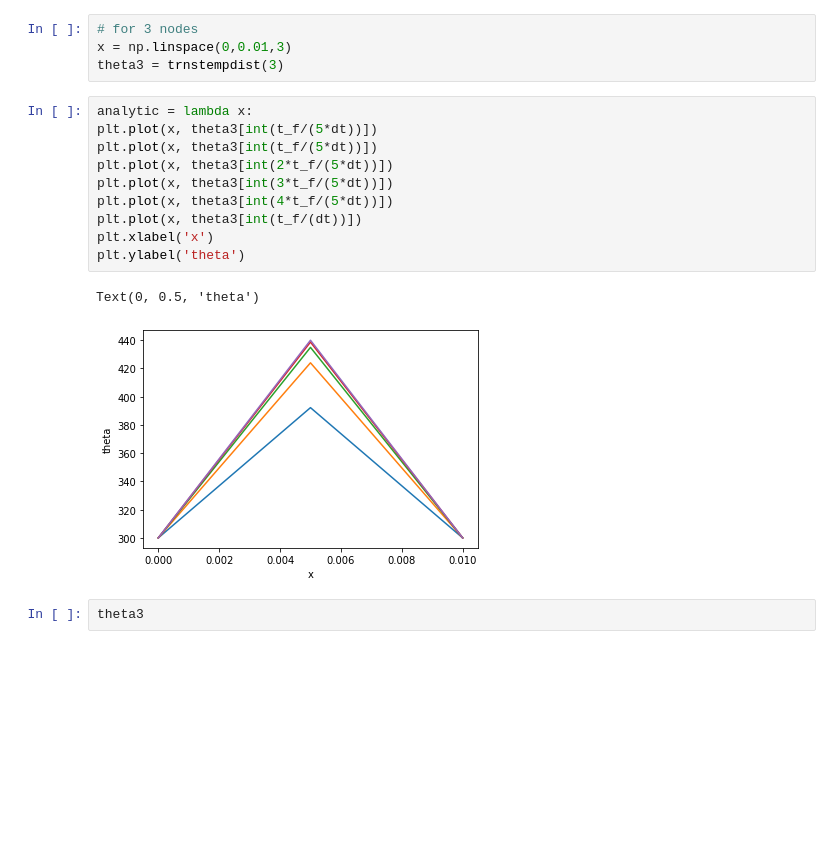
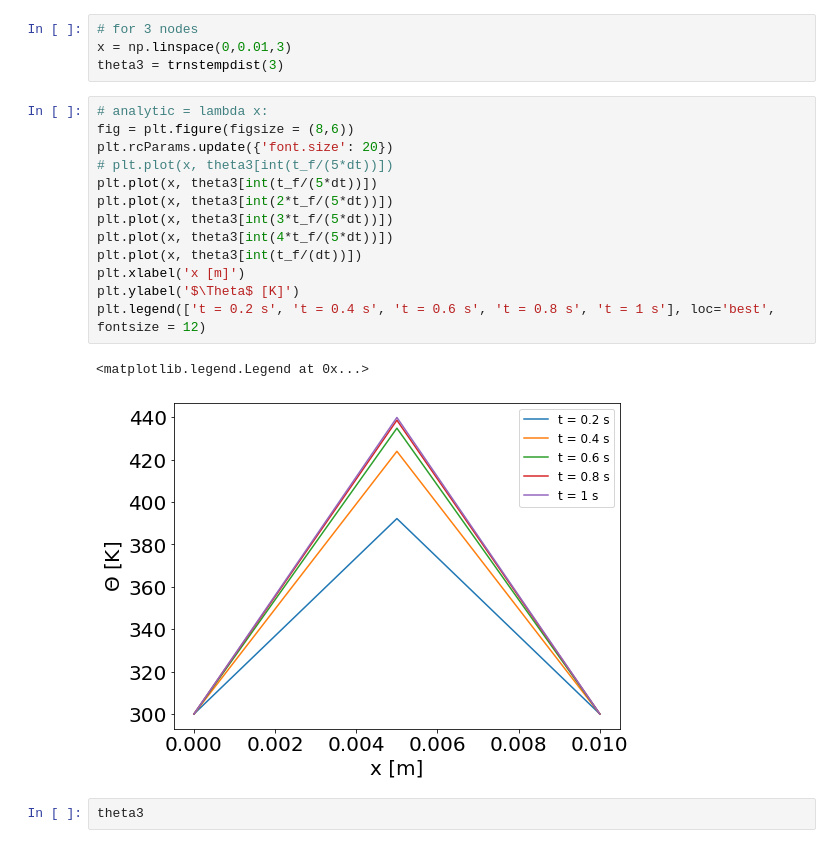
Before and after one commit to unjike/Modeling-and-Simulation-of-Advanced-Manufacturing-Processes, a Jupyter notebook: Finite_Difference_Model_for_Joule_Heating.ipynb, the cells around one changed output. Cells and saved outputs as stored; diff of their text form; blank space fills up the shorter version.

```diff
--- a/Finite_Difference_Model_for_Joule_Heating.ipynb
+++ b/Finite_Difference_Model_for_Joule_Heating.ipynb
@@ -56,18 +56,21 @@ def trnstempdist(n):
 x = np.linspace(0,0.01,3)
 theta3 = trnstempdist(3)
 # %%
-analytic = lambda x:
-plt.plot(x, theta3[int(t_f/(5*dt))])
+# analytic = lambda x:
+fig = plt.figure(figsize = (8,6))
+plt.rcParams.update({'font.size': 20})
+# plt.plot(x, theta3[int(t_f/(5*dt))])
 plt.plot(x, theta3[int(t_f/(5*dt))])
 plt.plot(x, theta3[int(2*t_f/(5*dt))])
 plt.plot(x, theta3[int(3*t_f/(5*dt))])
 plt.plot(x, theta3[int(4*t_f/(5*dt))])
 plt.plot(x, theta3[int(t_f/(dt))])
-plt.xlabel('x')
-plt.ylabel('theta')
+plt.xlabel('x [m]')
+plt.ylabel('$\Theta$ [K]')
+plt.legend(['t = 0.2 s', 't = 0.4 s', 't = 0.6 s', 't = 0.8 s', 't = 1 s'], loc='best', fontsize = 12)
 # %% [output]
-Text(0, 0.5, 'theta')
+<matplotlib.legend.Legend at 0x...>
-[figure, old version]
+[figure, new version]
 # %%
 theta3
 # %% [output]
```
